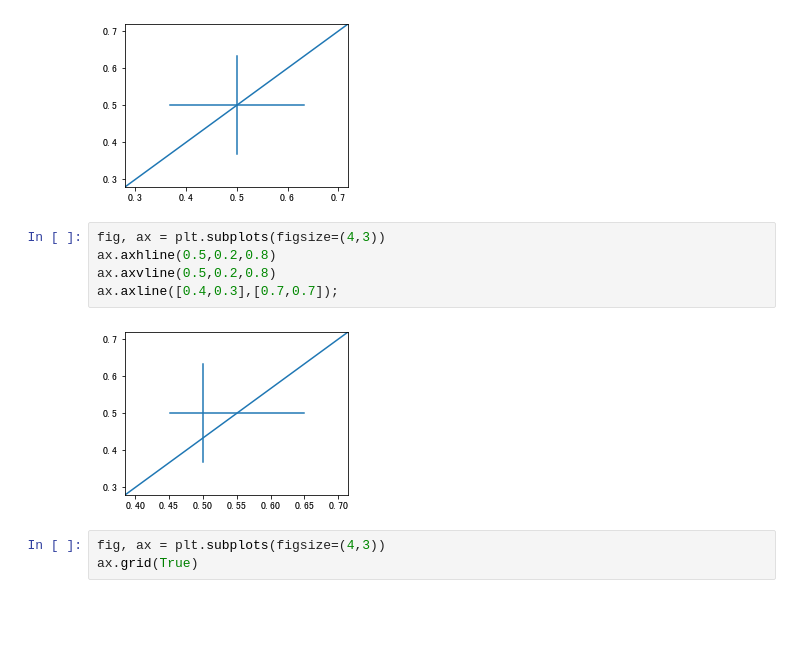
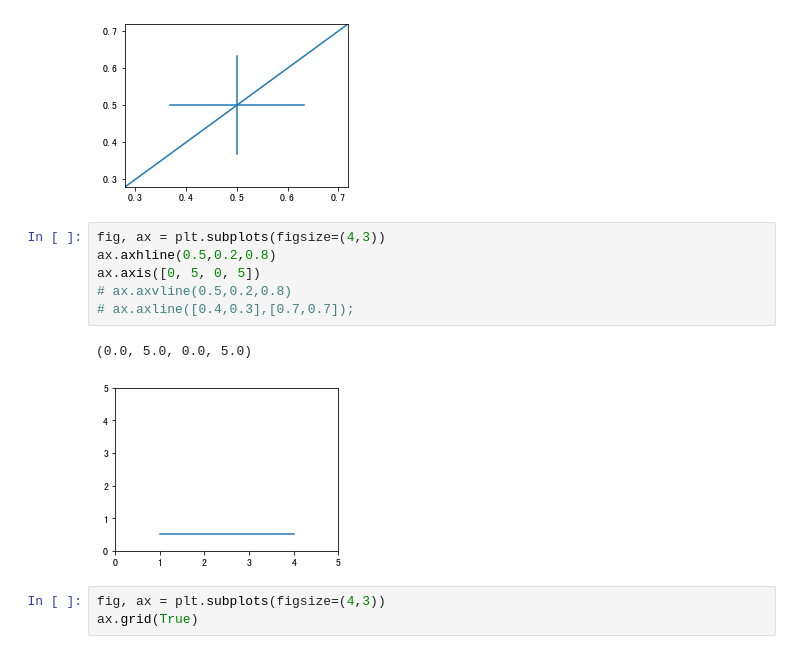
Before and after one commit to sorker/MatplotlibLearning, a Jupyter notebook: day_3.ipynb, the cells around one changed output. Cells and saved outputs as stored; diff of their text form; blank space fills up the shorter version.

```diff
--- a/day_3.ipynb
+++ b/day_3.ipynb
@@ -123,10 +125,12 @@ ax.axline([0.3,0.3],[0.7,0.7]);
 # %%
 fig, ax = plt.subplots(figsize=(4,3))
 ax.axhline(0.5,0.2,0.8)
-ax.axvline(0.5,0.2,0.8)
-ax.axline([0.4,0.3],[0.7,0.7]);
+ax.axis([0, 5, 0, 5])
+# ax.axvline(0.5,0.2,0.8)
+# ax.axline([0.4,0.3],[0.7,0.7]);
 # %% [output]
+(0.0, 5.0, 0.0, 5.0)
-[figure, old version]
+[figure, new version]
 # %%
 fig, ax = plt.subplots(figsize=(4,3))
 ax.grid(True)
```
Also changed, not shown: parts of 1 cell of this notebook, 1 other file.
